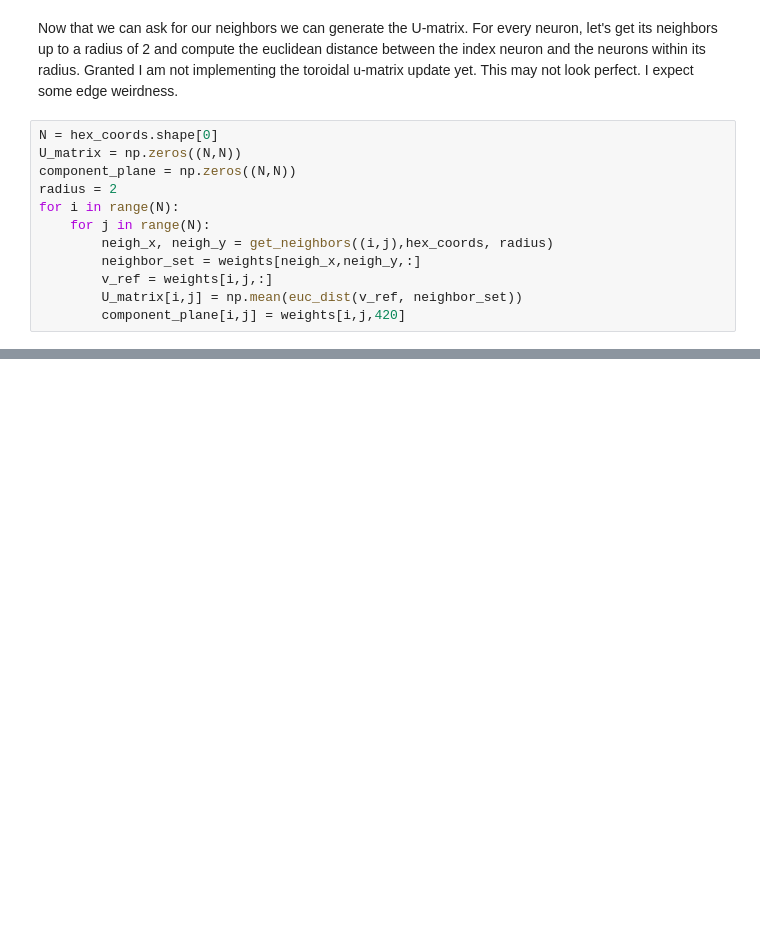
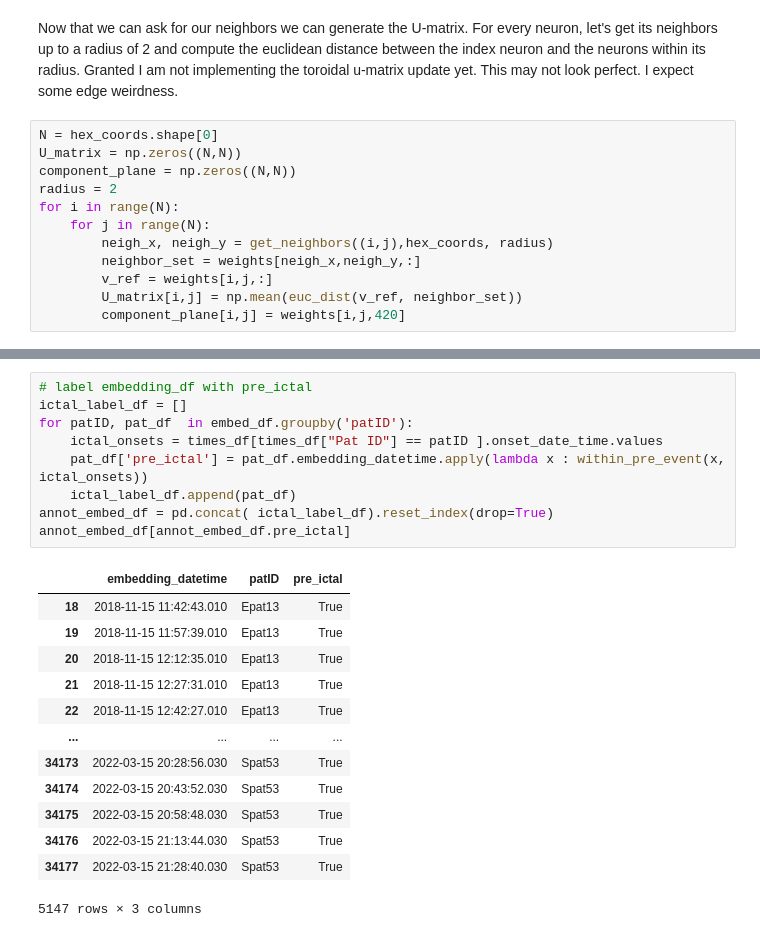
Before and after one commit to grahamwjohnson/seeg_tornados_2, a Jupyter notebook: Ripple/code/tornadoes/SOM_Viz.ipynb, the cells around one changed output, grey strips where cells are left out. Saved outputs shown, nothing was run; the diff lists cells and outputs as text; blank space fills up the shorter version.

```diff
--- a/Ripple/code/tornadoes/SOM_Viz.ipynb
+++ b/Ripple/code/tornadoes/SOM_Viz.ipynb
@@ -219,0 +322,23 @@ DateParseError: Unknown datetime string format, unable to parse: Unknown, at pos
+# %%
+# label embedding_df with pre_ictal
+ictal_label_df = []
+for patID, pat_df  in embed_df.groupby('patID'):
+    ictal_onsets = times_df[times_df["Pat ID"] == patID ].onset_date_time.values
+    pat_df['pre_ictal'] = pat_df.embedding_datetime.apply(lambda x : within_pre_event(x, ictal_onsets))
+    ictal_label_df.append(pat_df)
+annot_embed_df = pd.concat( ictal_label_df).reset_index(drop=True)
+annot_embed_df[annot_embed_df.pre_ictal]
+# %% [output]
+|  | embedding_datetime | patID | pre_ictal |
+| 18 | 2018-11-15 11:42:43.010 | Epat13 | True |
+| 19 | 2018-11-15 11:57:39.010 | Epat13 | True |
+| 20 | 2018-11-15 12:12:35.010 | Epat13 | True |
+| 21 | 2018-11-15 12:27:31.010 | Epat13 | True |
+| 22 | 2018-11-15 12:42:27.010 | Epat13 | True |
+| ... | ... | ... | ... |
+| 34173 | 2022-03-15 20:28:56.030 | Spat53 | True |
+| 34174 | 2022-03-15 20:43:52.030 | Spat53 | True |
+| 34175 | 2022-03-15 20:58:48.030 | Spat53 | True |
+| 34176 | 2022-03-15 21:13:44.030 | Spat53 | True |
+| 34177 | 2022-03-15 21:28:40.030 | Spat53 | True |
+5147 rows × 3 columns
```
Also changed, not shown: parts of 23 cells of this notebook, 1 other file.
